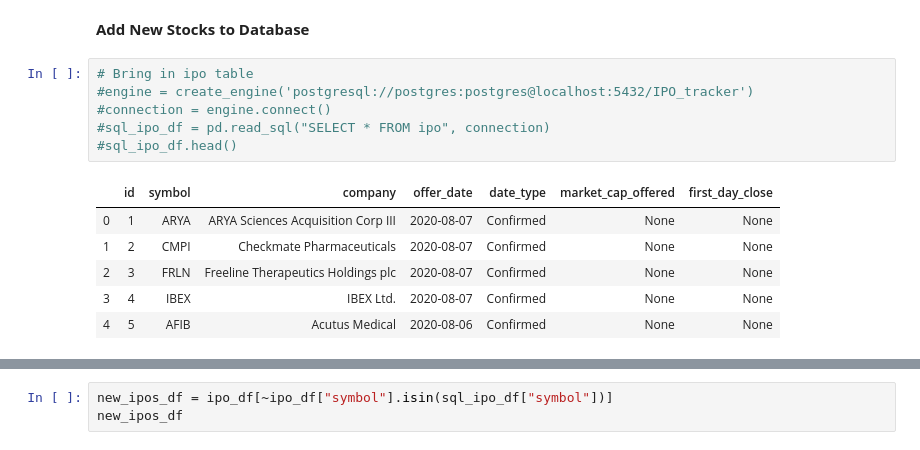
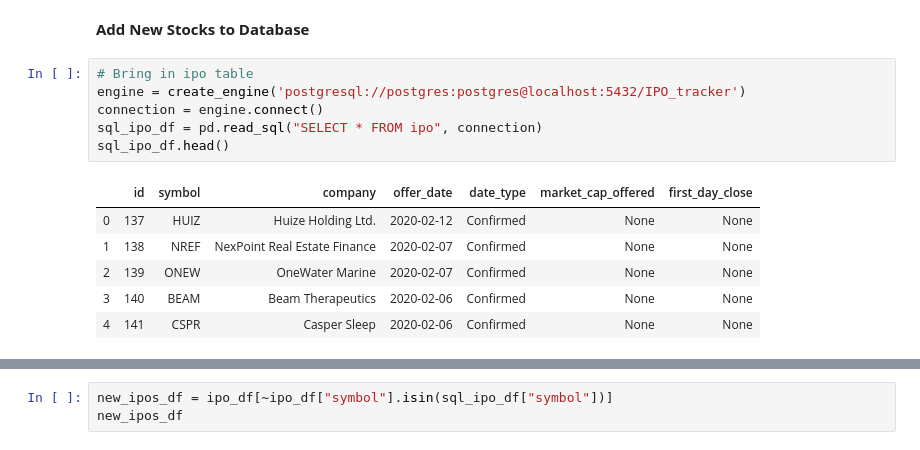
Before and after one commit to admiral810/IPO_tracker, a Jupyter notebook: get_IPO_data.ipynb, the cells around one changed output, grey strips where cells are left out. Drawn from its saved outputs; the diff is of its cells as text.

```diff
--- a/get_IPO_data.ipynb
+++ b/get_IPO_data.ipynb
@@ -238,17 +146,17 @@ ipo_df.head()
 __Add New Stocks to Database__
 # %%
 # Bring in ipo table
-#engine = create_engine('postgresql://postgres:postgres@localhost:5432/IPO_tracker')
-#connection = engine.connect()
-#sql_ipo_df = pd.read_sql("SELECT * FROM ipo", connection)
-#sql_ipo_df.head()
+engine = create_engine('postgresql://postgres:postgres@localhost:5432/IPO_tracker')
+connection = engine.connect()
+sql_ipo_df = pd.read_sql("SELECT * FROM ipo", connection)
+sql_ipo_df.head()
 # %% [output]
 |  | id | symbol | company | offer_date | date_type | market_cap_offered | first_day_close |
-| 0 | 1 | ARYA | ARYA Sciences Acquisition Corp III | 2020-08-07 | Confirmed | None | None |
-| 1 | 2 | CMPI | Checkmate Pharmaceuticals | 2020-08-07 | Confirmed | None | None |
-| 2 | 3 | FRLN | Freeline Therapeutics Holdings plc | 2020-08-07 | Confirmed | None | None |
-| 3 | 4 | IBEX | IBEX Ltd. | 2020-08-07 | Confirmed | None | None |
-| 4 | 5 | AFIB | Acutus Medical | 2020-08-06 | Confirmed | None | None |
+| 0 | 137 | HUIZ | Huize Holding Ltd. | 2020-02-12 | Confirmed | None | None |
+| 1 | 138 | NREF | NexPoint Real Estate Finance | 2020-02-07 | Confirmed | None | None |
+| 2 | 139 | ONEW | OneWater Marine | 2020-02-07 | Confirmed | None | None |
+| 3 | 140 | BEAM | Beam Therapeutics | 2020-02-06 | Confirmed | None | None |
+| 4 | 141 | CSPR | Casper Sleep | 2020-02-06 | Confirmed | None | None |
 # %%
 # find expected date_types - update to offer_date and date_type if confirmed
 sql_ipo_df_expected = sql_ipo_df.loc[sql_ipo_df["date_type"] == "Expected"]
```
Also changed, not shown: parts of 27 cells of this notebook, 2 other files.
